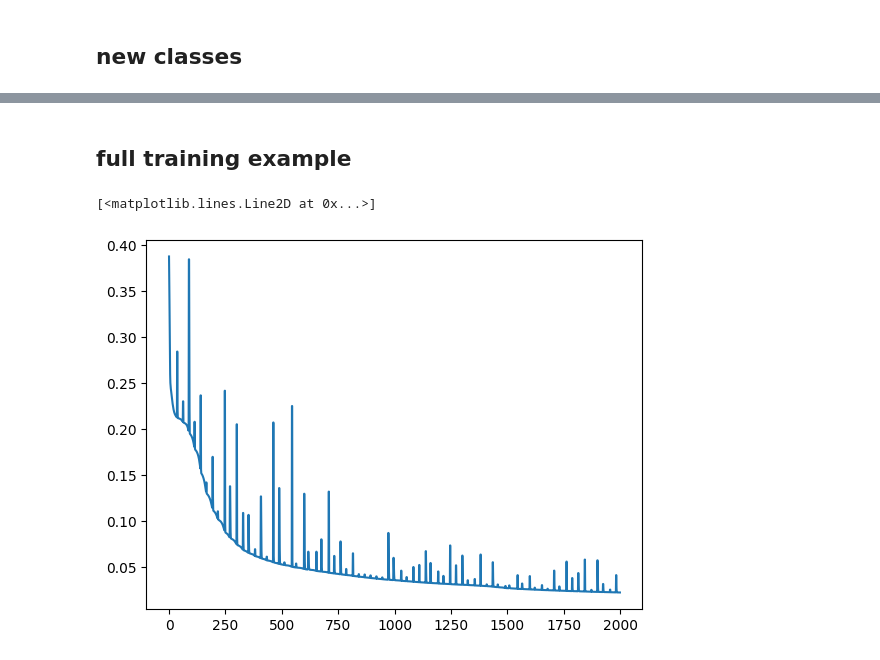
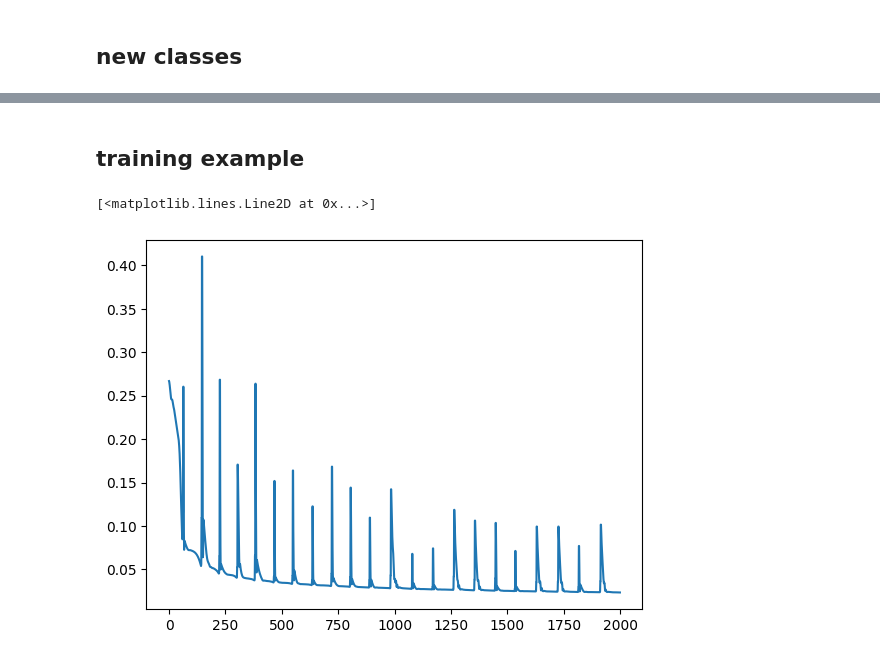
Before and after one commit to brouser2001/mae-5733, a Jupyter notebook: final/final_w_solns.ipynb, the cells around one changed output, grey strips where cells are left out. Saved outputs shown, nothing was run; the diff lists cells and outputs as text; code cells hidden in the pictures.

Commit message:
fixed mobp and added prompts

```diff
--- a/final/final_w_solns.ipynb
+++ b/final/final_w_solns.ipynb
@@ -512,41 +507,57 @@ class LoRaSteepestDescent(Optimizer):
         else:
             self.updateLoRa()
 # %%
-class LoRaMOBP(Optimizer):
-    def __init__(self, network:LoRaNet, learning_rate):
-        super().__init__(network, learning_rate)
+class LoRaMOBP(MOBP):
+    def __init__(self, network:LoRaNet, learning_rate, gamma):
+        super().__init__(network, learning_rate, gamma)
 
-    def updateWeights(self): #overwrite method instead of using super
+    def _init_neurons(self): #override this to add delta A/B mats
+        for layer in self.network.layers:
+            layer.neuron.delta_W=0
+            layer.neuron.delta_b=0
+            layer.neuron.delta_A=0
+            layer.neuron.delta_B=0
+
+    def updateWeights(self):
         a0=self.network.a0
         next_a=None
         for layer in self.network.layers:
             next_a=layer.neuron(a0)
-            dW=-self.lr*layer.neuron.s@a0.T
+            dW=self.lr*layer.neuron.s@a0.T
 
             layer.neuron.delta_W = (
                 self.gamma * layer.neuron.delta_W
-                + (1 - self.gamma) * self.lr * dW
+                - (1 - self.gamma) * dW
             )
             layer.neuron.W += layer.neuron.delta_W
 
             if layer.neuron.b is not None:
-                db=-self.lr*np.sum(layer.neuron.s,keepdims=True)
+                db=self.lr*np.sum(layer.neuron.s,keepdims=True)
                 layer.neuron.delta_b = (
                     self.gamma * layer.neuron.delta_b
-                    + (1 - self.gamma) * self.lr * db
+                    + (1 - self.gamma) * db
                 )
                 layer.neuron.b += layer.neuron.delta_b
 
             a0=next_a
 
     def updateLoRa(self): #let student figure this out
+        a0=self.network.a0
         for layer in self.network.layers:
             neuron=layer.neuron
+            next_a=neuron(a0)
             if neuron.lora_enabled:
+                dA=self.lr*neuron.accumulated_dA
+                neuron.delta_A=self.gamma*neuron.delta_A-(1-self.gamma)*dA
+                neuron.A+=neuron.delta_A
 
-                neuron.A-= self.lr*neuron.accumulated_dA
-                neuron.B-= self.lr*neuron.accumulated_dB
-            neuron.reset_lora_gradients()
+                dB=self.lr*neuron.accumulated_dB
+                neuron.delta_B=self.gamma*neuron.delta_B-(1-self.gamma)*dB
+                neuron.B+=neuron.delta_B
+
+                neuron.reset_lora_gradients()
+
+            a0=next_a
 
     def update(self):
         if not self.network.freeze_weights:
@@ -594,18 +590,19 @@ plt.scatter(x1,x2,c=np.where(out>0.5,1,0),s=10)
 # %% [markdown]
-## full training example
+## training example
 # %%
 nnet=LoRaNet(n_features=2,hidden_dim=10,n_hidden=1,freeze_weights=False)
-optimizer=LoRaSteepestDescent(nnet, learning_rate=0.001)
+#optimizer=LoRaSteepestDescent(nnet, learning_rate=0.001)
+optimizer=LoRaMOBP(nnet,0.001,gamma=0.9)
 n_epochs=2000
 n_runs=2
 trainer=VLBP(nnet,optimizer,n_epochs=n_epochs//n_runs)
 loss=[]
 predictions=[]
 for _ in range(n_runs):
     loss.extend(trainer.train(X,y_classification))
     predictions.append(nnet(X))
 loss=np.array(loss).flatten()
 plt.plot(loss)
 # %% [output]
 [<matplotlib.lines.Line2D at 0x...>]
-[figure, old version]
+[figure, new version]
```
Also changed, not shown: parts of 10 cells of this notebook, 2 other files.
